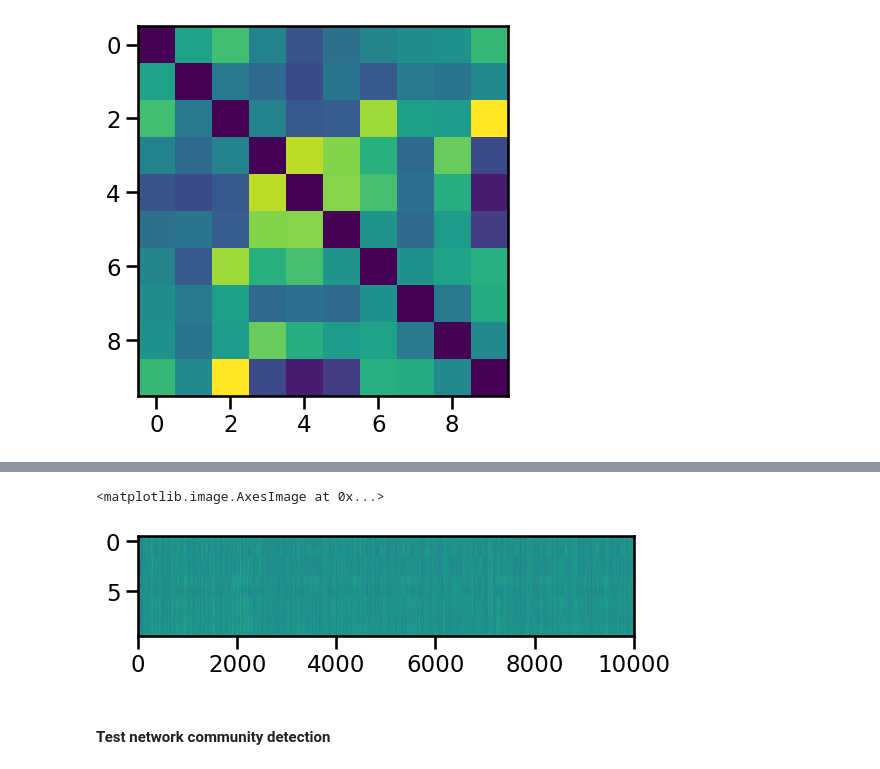
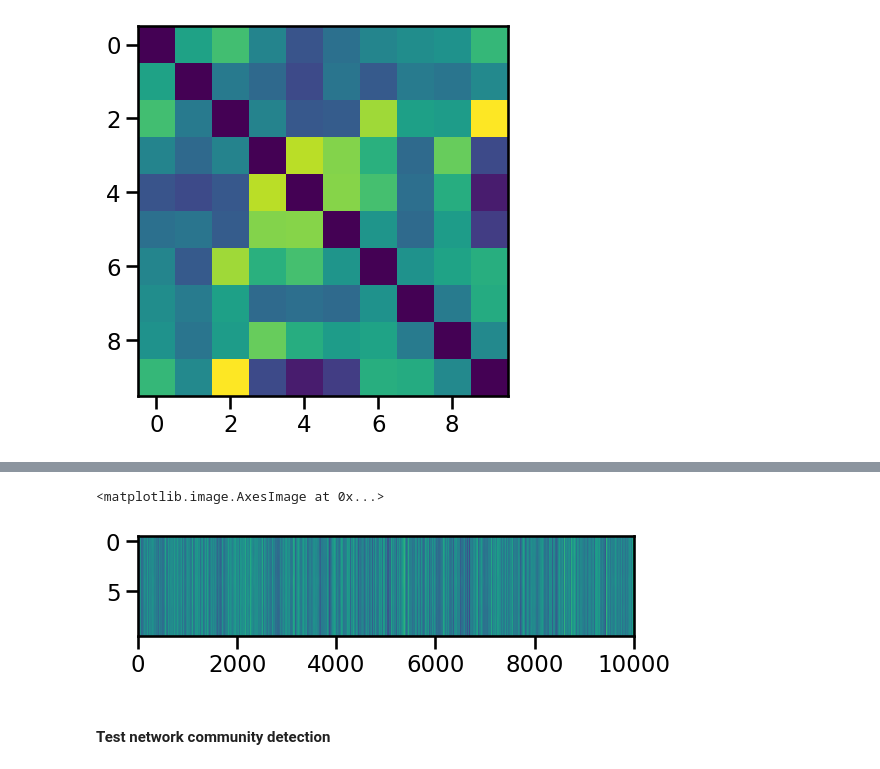
Before and after one commit to neuroinfolab/GeneEx2Conn, a Jupyter notebook: data_demo.ipynb, the cells around one changed output, grey strips where cells are left out. Drawn from its saved outputs; the diff is of its cells as text; code cells hidden in the pictures.

```diff
--- a/data_demo.ipynb
+++ b/data_demo.ipynb
@@ -211,8 +216,8 @@ plt.imshow(ut_connectome)
 # %%
-plt.imshow(ahba_in_ut, aspect=200)
+plt.imshow(np.log1p(ut_in_ahba), aspect=200)
 # %% [output]
 <matplotlib.image.AxesImage at 0x...>
-[figure, old version]
+[figure, new version]
 # %% [markdown]
 #### Test network community detection
 # %%
```
Also changed, not shown: parts of 16 cells of this notebook, 5 other files.
